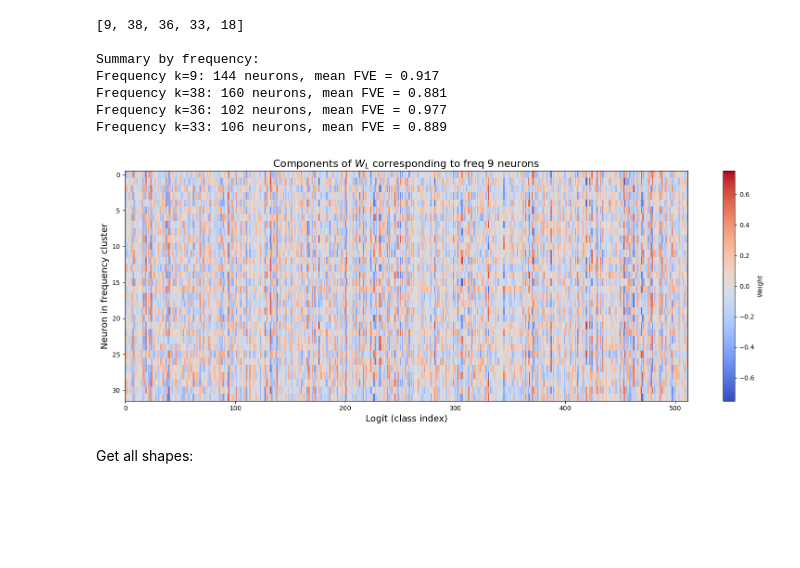
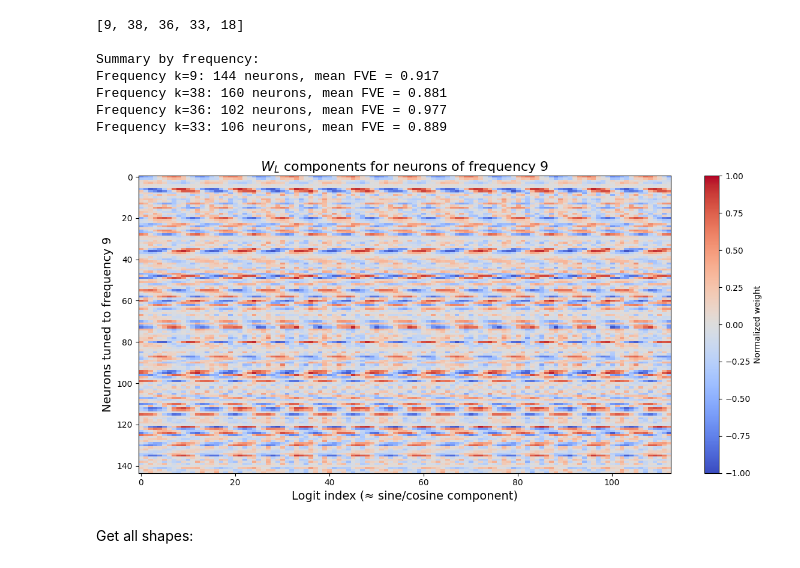
Before and after one commit to kalebruscitti/DRP-mech-interp, a Jupyter notebook: modadditionmodel.ipynb, the cells around one changed output. Saved outputs shown, nothing was run; the diff lists cells and outputs as text; code cells hidden in the pictures; blank space fills up the shorter version.

Commit message:
figure 5 left should be good but right is not

```diff
--- a/modadditionmodel.ipynb
+++ b/modadditionmodel.ipynb
@@ -736,37 +734,46 @@ Frequency k=33: 106 neurons, mean FVE = 0.889
 # %%
 # Figure 5, right
 
 import numpy as np
 import matplotlib.pyplot as plt
+import torch
 
+# --- convert to numpy ---
 WL = W_logit.detach().cpu().numpy()
-
-
 if isinstance(best_freqs, torch.Tensor):
     best_freqs_np = best_freqs.detach().cpu().numpy()
 else:
     best_freqs_np = np.array(best_freqs)
 
-k_plot = int(k_plot)
-P, N = WL.shape
+k_plot = key_freqs[0]
+N, P = WL.shape  # P = logits (sine/cos index), N = neurons
 
-# Get all neurons associated with k_plot
+# --- select neurons tuned to chosen frequency ---
 sel = np.where(best_freqs_np == k_plot)[0]
 sel = sel[(sel >= 0) & (sel < N)]
 
-WL_sub = WL[:, sel]    # shape (P, n_sel)
-WL_sub = WL_sub.T      # shape (n_sel, P)    # each row: neuron, columns: logits
+WL_sub = WL[sel, :]  # shape: (number of selected neurons, P logits)
 
-plt.figure(figsize=(16, 6))
-plt.imshow(WL_sub, aspect='auto', cmap='coolwarm', interpolation='nearest', vmin=-np.max(np.abs(WL_sub)), vmax=np.max(np.abs(WL_sub)))
-plt.xlabel("Logit (class index)", fontsize=14)
-plt.ylabel("Neuron in frequency cluster", fontsize=14)
-plt.title(f"Components of $W_L$ corresponding to freq {k_plot} neurons", fontsize=16)
-plt.colorbar(label="Weight")
+# --- normalize to ±1 for color balance ---
+WL_sub /= np.max(np.abs(WL_sub)) if np.max(np.abs(WL_sub)) != 0 else 1
+
+# --- plotting ---
+plt.figure(figsize=(12, 6))
+plt.imshow(
+    WL_sub,
+    aspect="auto",
+    cmap="coolwarm",
+    interpolation="nearest",
+    vmin=-1, vmax=1,
+)
+plt.xlabel("Logit index (≈ sine/cosine component)", fontsize=14)
+plt.ylabel(f"Neurons tuned to frequency {k_plot}", fontsize=14)
+plt.title(f"$W_L$ components for neurons of frequency {k_plot}", fontsize=16)
+plt.colorbar(label="Normalized weight")
 plt.tight_layout()
 plt.show()
 # %% [output]
-[figure, old version]
+[figure, new version]
 # %% [markdown]
 Get all shapes:
 # %%
```
Also changed, not shown: parts of 3 cells of this notebook.
